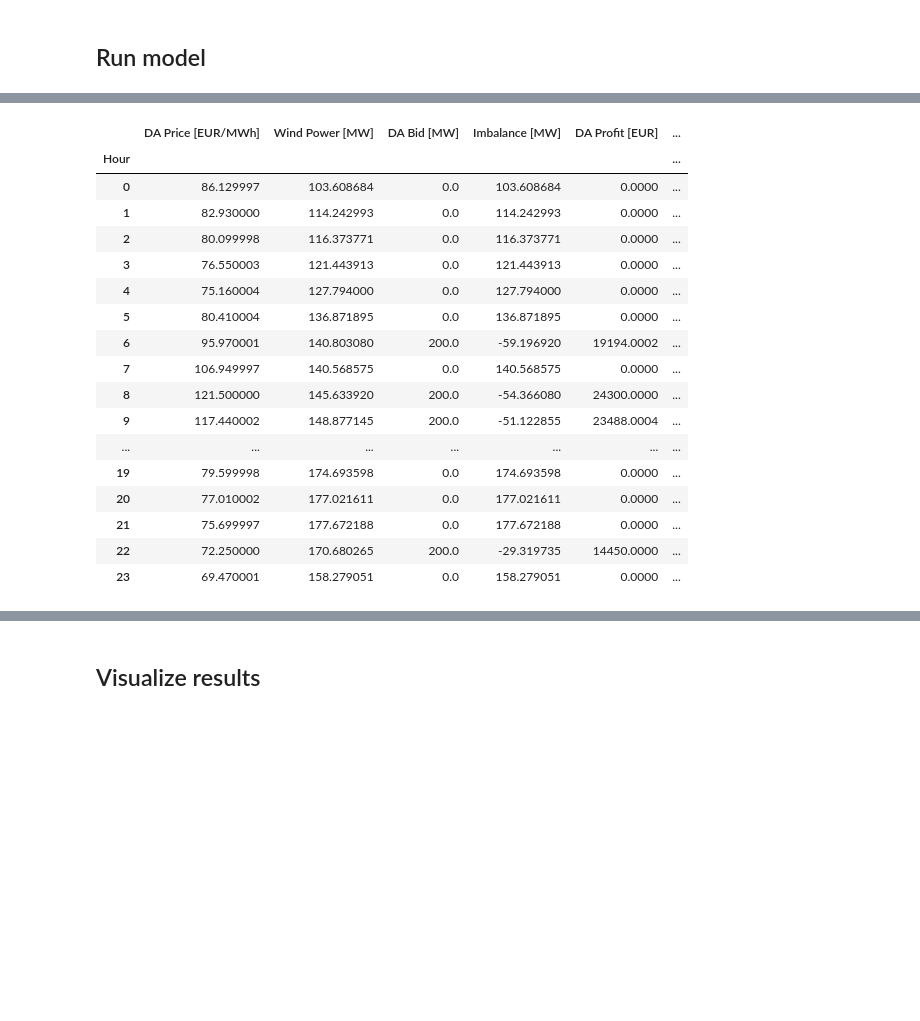
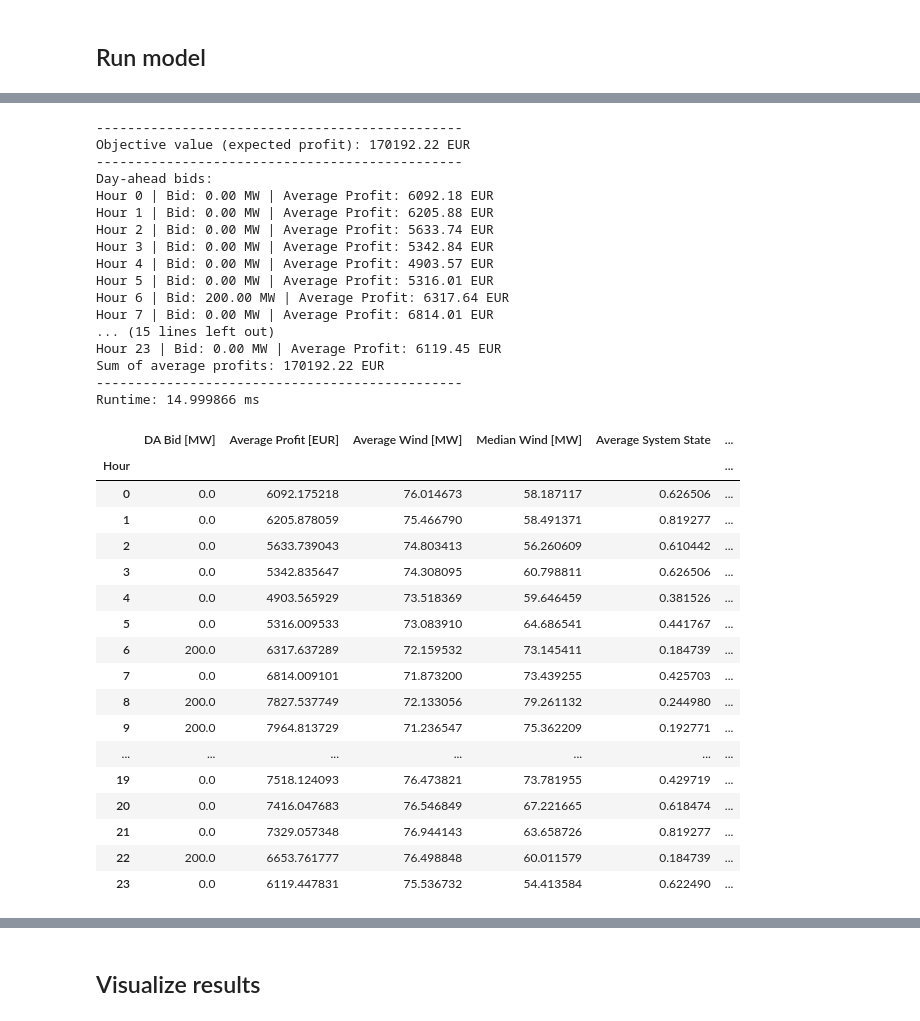
Before and after one commit to Hvid1999/46755, a Jupyter notebook: Assignment 2/task_1a_1b.ipynb, the cells around one changed output, grey strips where cells are left out. Drawn from its saved outputs; the diff is of its cells as text; code cells hidden in the pictures; blank space fills up the shorter version.

```diff
--- a/Assignment 2/task_1a_1b.ipynb
+++ b/Assignment 2/task_1a_1b.ipynb
@@ -184,21 +149,39 @@ results['Summary']
-# %%
-results[3] #check results for a specific scenario
-# %% [output]
-|  | DA Price [EUR/MWh] | Wind Power [MW] | DA Bid [MW] | Imbalance [MW] | DA Profit [EUR] | ... |
-| Hour |  |  |  |  |  | ... |
-| 0 | 86.129997 | 103.608684 | 0.0 | 103.608684 | 0.0000 | ... |
-| 1 | 82.930000 | 114.242993 | 0.0 | 114.242993 | 0.0000 | ... |
-| 2 | 80.099998 | 116.373771 | 0.0 | 116.373771 | 0.0000 | ... |
-| 3 | 76.550003 | 121.443913 | 0.0 | 121.443913 | 0.0000 | ... |
-| 4 | 75.160004 | 127.794000 | 0.0 | 127.794000 | 0.0000 | ... |
-| 5 | 80.410004 | 136.871895 | 0.0 | 136.871895 | 0.0000 | ... |
-| 6 | 95.970001 | 140.803080 | 200.0 | -59.196920 | 19194.0002 | ... |
-| 7 | 106.949997 | 140.568575 | 0.0 | 140.568575 | 0.0000 | ... |
-| 8 | 121.500000 | 145.633920 | 200.0 | -54.366080 | 24300.0000 | ... |
-| 9 | 117.440002 | 148.877145 | 200.0 | -51.122855 | 23488.0004 | ... |
-| ... | ... | ... | ... | ... | ... | ... |
-| 19 | 79.599998 | 174.693598 | 0.0 | 174.693598 | 0.0000 | ... |
-| 20 | 77.010002 | 177.021611 | 0.0 | 177.021611 | 0.0000 | ... |
-| 21 | 75.699997 | 177.672188 | 0.0 | 177.672188 | 0.0000 | ... |
-| 22 | 72.250000 | 170.680265 | 200.0 | -29.319735 | 14450.0000 | ... |
-| 23 | 69.470001 | 158.279051 | 0.0 | 158.279051 | 0.0000 | ... |
+# %%
+p_DA, results = solve_op_scheme(scenarios, WIND_CAPACITY, T, OMEGA)
+results['Summary']
+# %% [output]
+-----------------------------------------------
+Objective value (expected profit): 170192.22 EUR
+-----------------------------------------------
+Day-ahead bids:
+Hour 0 | Bid: 0.00 MW | Average Profit: 6092.18 EUR
+Hour 1 | Bid: 0.00 MW | Average Profit: 6205.88 EUR
+Hour 2 | Bid: 0.00 MW | Average Profit: 5633.74 EUR
+Hour 3 | Bid: 0.00 MW | Average Profit: 5342.84 EUR
+Hour 4 | Bid: 0.00 MW | Average Profit: 4903.57 EUR
+Hour 5 | Bid: 0.00 MW | Average Profit: 5316.01 EUR
+Hour 6 | Bid: 200.00 MW | Average Profit: 6317.64 EUR
+Hour 7 | Bid: 0.00 MW | Average Profit: 6814.01 EUR
+... (15 lines left out)
+Hour 23 | Bid: 0.00 MW | Average Profit: 6119.45 EUR
+Sum of average profits: 170192.22 EUR
+-----------------------------------------------
+Runtime: 14.999866 ms
+|  | DA Bid [MW] | Average Profit [EUR] | Average Wind [MW] | Median Wind [MW] | Average System State | ... |
+| Hour |  |  |  |  |  | ... |
+| 0 | 0.0 | 6092.175218 | 76.014673 | 58.187117 | 0.626506 | ... |
+| 1 | 0.0 | 6205.878059 | 75.466790 | 58.491371 | 0.819277 | ... |
+| 2 | 0.0 | 5633.739043 | 74.803413 | 56.260609 | 0.610442 | ... |
+| 3 | 0.0 | 5342.835647 | 74.308095 | 60.798811 | 0.626506 | ... |
+| 4 | 0.0 | 4903.565929 | 73.518369 | 59.646459 | 0.381526 | ... |
+| 5 | 0.0 | 5316.009533 | 73.083910 | 64.686541 | 0.441767 | ... |
+| 6 | 200.0 | 6317.637289 | 72.159532 | 73.145411 | 0.184739 | ... |
+| 7 | 0.0 | 6814.009101 | 71.873200 | 73.439255 | 0.425703 | ... |
+| 8 | 200.0 | 7827.537749 | 72.133056 | 79.261132 | 0.244980 | ... |
+| 9 | 200.0 | 7964.813729 | 71.236547 | 75.362209 | 0.192771 | ... |
+| ... | ... | ... | ... | ... | ... | ... |
+| 19 | 0.0 | 7518.124093 | 76.473821 | 73.781955 | 0.429719 | ... |
+| 20 | 0.0 | 7416.047683 | 76.546849 | 67.221665 | 0.618474 | ... |
+| 21 | 0.0 | 7329.057348 | 76.944143 | 63.658726 | 0.819277 | ... |
+| 22 | 200.0 | 6653.761777 | 76.498848 | 60.011579 | 0.184739 | ... |
+| 23 | 0.0 | 6119.447831 | 75.536732 | 54.413584 | 0.622490 | ... |
```
Also changed, not shown: parts of 11 cells of this notebook.
